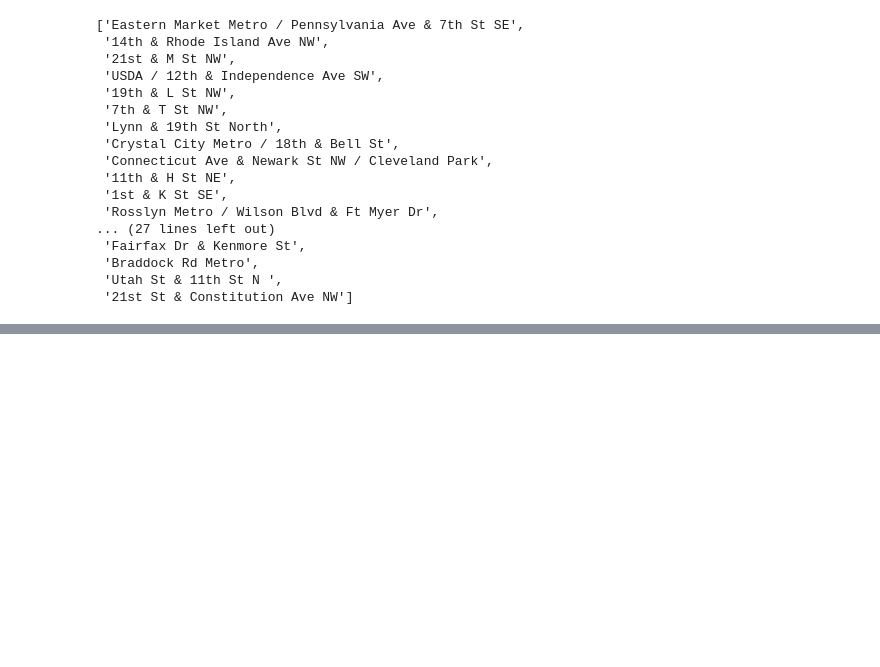
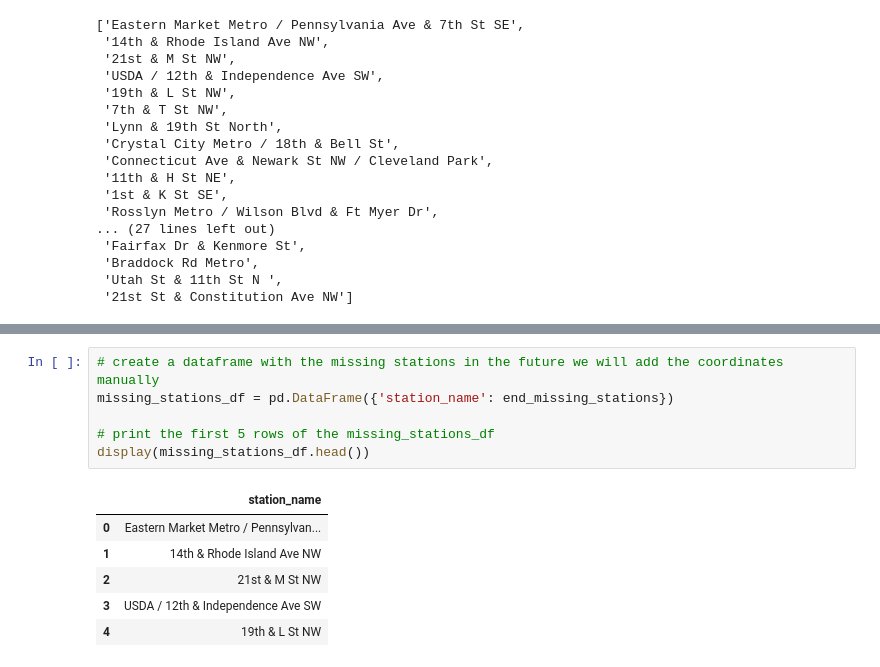
Before and after one commit to MaxLopezSalgado/capital_bike_sharing, a Jupyter notebook: data_wrangling/data_wrangling.ipynb, the cells around one changed output, grey strips where cells are left out. Saved outputs shown, nothing was run; the diff lists cells and outputs as text; blank space fills up the shorter version.

```diff
--- a/data_wrangling/data_wrangling.ipynb
+++ b/data_wrangling/data_wrangling.ipynb
@@ -841,3 +841,16 @@ display(len(missing_stations))
 # %% [output]
 False
 0
+# %%
+# create a dataframe with the missing stations in the future we will add the coordinates manually
+missing_stations_df = pd.DataFrame({'station_name': end_missing_stations})
+
+# print the first 5 rows of the missing_stations_df
+display(missing_stations_df.head())
+# %% [output]
+|  | station_name |
+| 0 | Eastern Market Metro / Pennsylvan... |
+| 1 | 14th & Rhode Island Ave NW |
+| 2 | 21st & M St NW |
+| 3 | USDA / 12th & Independence Ave SW |
+| 4 | 19th & L St NW |
```
Also changed, not shown: parts of 3 cells of this notebook.
